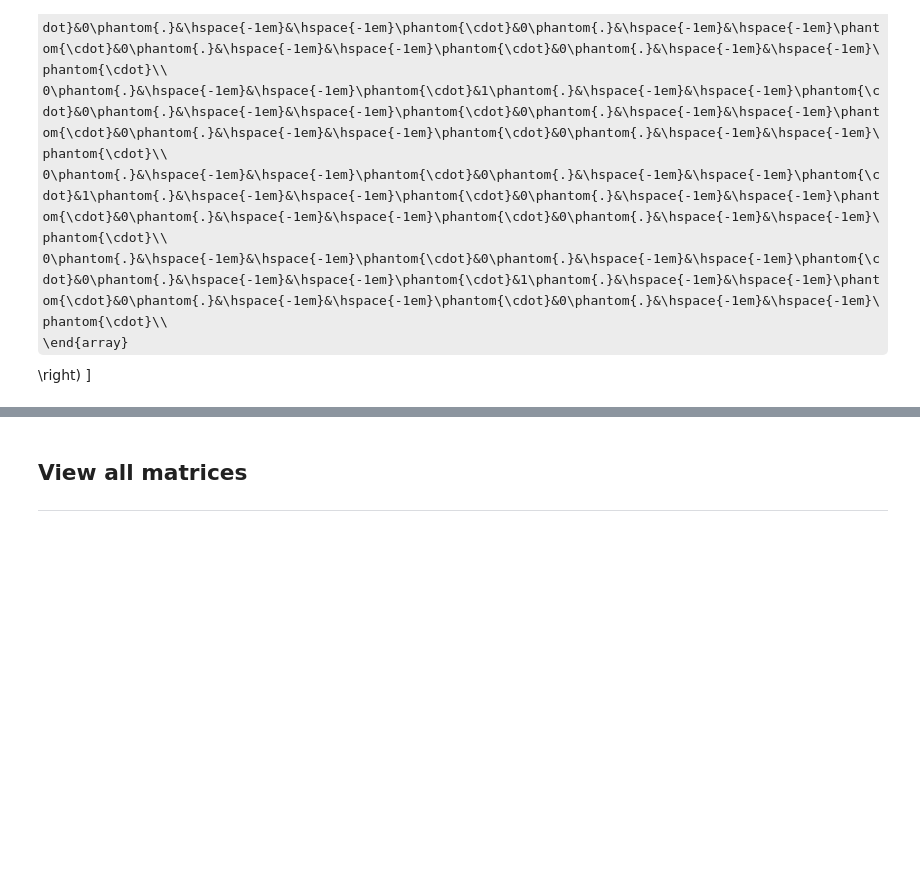
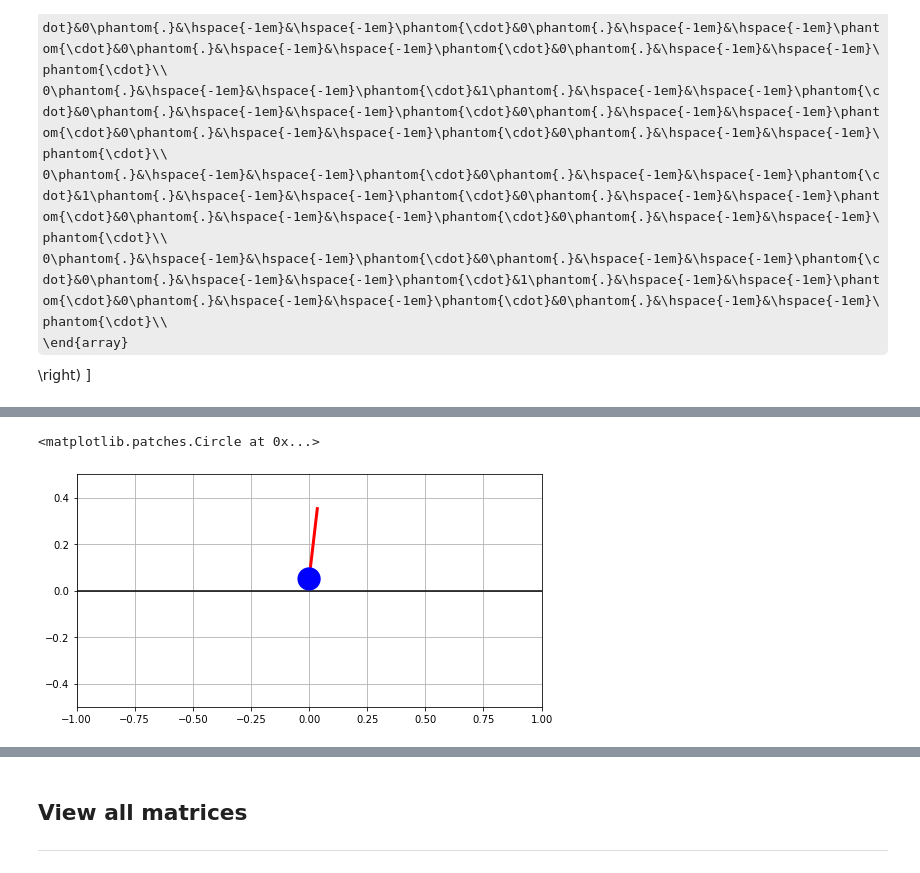
Before and after one commit to Brazilian-Institute-of-Robotics/bir_bbot, a Jupyter notebook: Model_simulation/control_notebook.ipynb, the cells around one changed output, grey strips where cells are left out. Cells and saved outputs as stored; diff of their text form; code cells hidden in the pictures; some formulas as TeX source; blank space fills up the shorter version.

```diff
--- a/Model_simulation/control_notebook.ipynb
+++ b/Model_simulation/control_notebook.ipynb
@@ -331,0 +352,24 @@ ss_system
+# %%
+from math import sin, cos
+from matplotlib.patches import Circle
+from matplotlib import animation
+
+def animate(i):
+  ax.plot([0,height*sin(0.1)],[r_v[1],height*cos(0.1)],'r',lw=3)    # Pendulum
+  wheel = Circle((0,r_v[1]),r_v[1],fc='b', zorder=10)
+  ax.add_patch(wheel)
+
+xlim = (-1,1)
+ylim = (-0.5,0.5)
+
+fig = plt.figure(figsize=(8.3333, 7.25), dpi=72)
+ax = fig.add_subplot(111,xlim=xlim,ylim=ylim)
+ax.set_aspect('equal')
+ax.grid()
+
+height = 0.354
+
+ax.plot([xlim[0],xlim[1]],[0,0],'-k')         # Ground
+# %% [output]
+<matplotlib.patches.Circle at 0x...>
+[figure, added]
```
Also changed, not shown: parts of 18 cells of this notebook.
